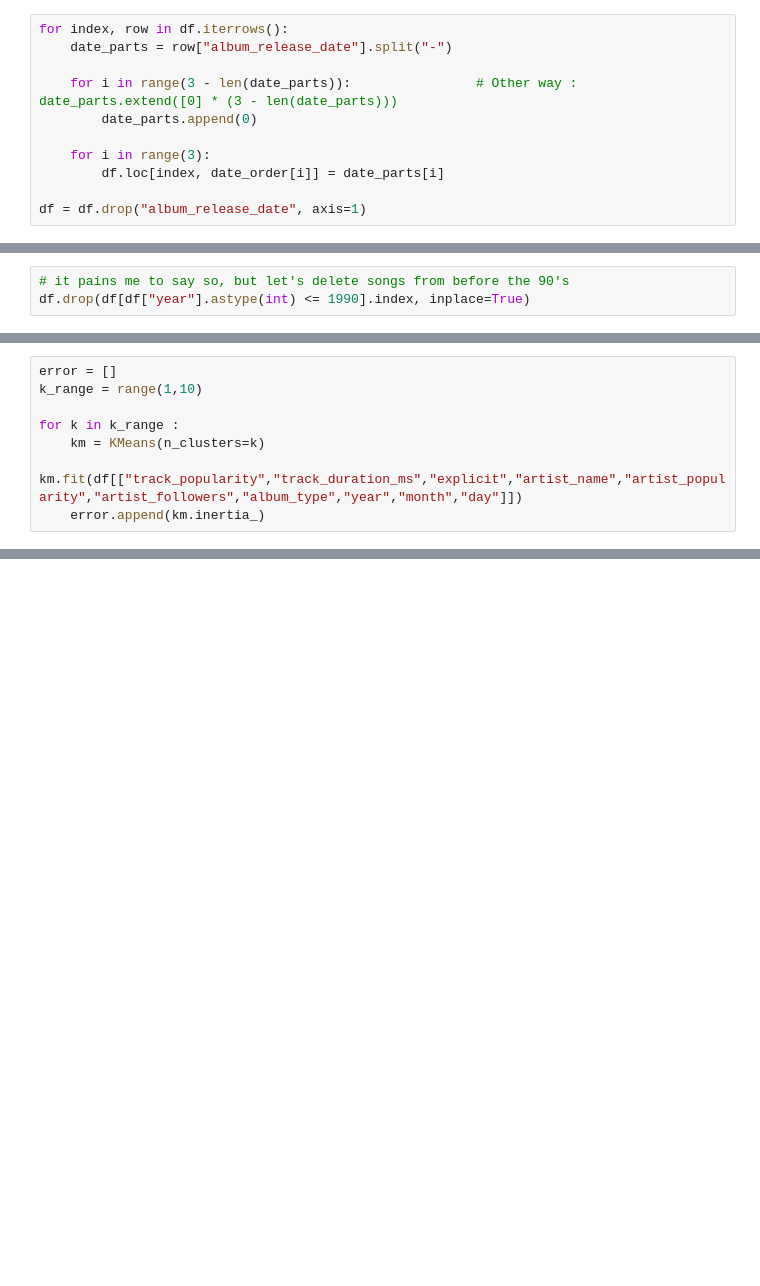
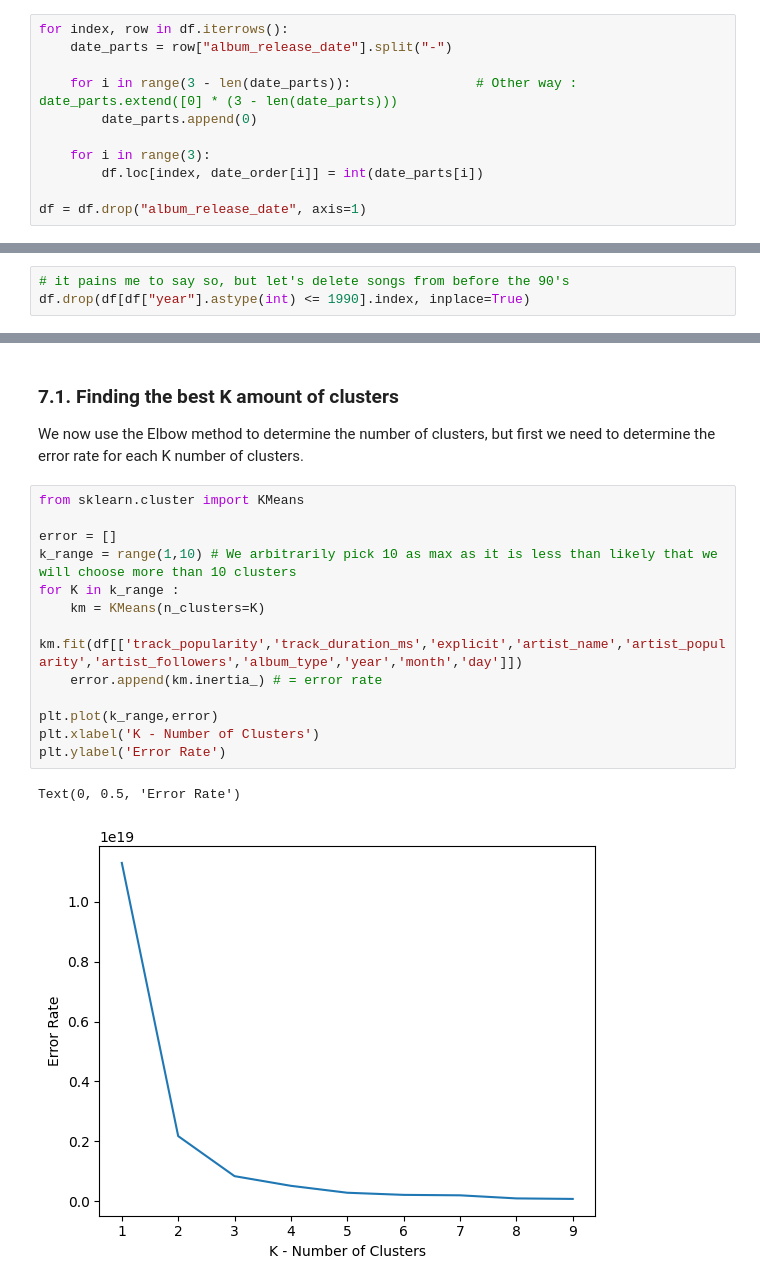
Before and after one commit to Fullbust505/SpotifyPopularityAnalysis, a Jupyter notebook: main.ipynb, the cells around one changed output, grey strips where cells are left out. Cells and saved outputs as stored; diff of their text form; blank space fills up the shorter version.

```diff
--- a/main.ipynb
+++ b/main.ipynb
@@ -168,7 +158,7 @@ for index, row in df.iterrows():
         date_parts.append(0)
 
     for i in range(3):
-        df.loc[index, date_order[i]] = date_parts[i]
+        df.loc[index, date_order[i]] = int(date_parts[i])
 
 df = df.drop("album_release_date", axis=1)
 # %% [markdown]
@@ -395,8 +357,0 @@ df
-# %%
-error = []
-k_range = range(1,10)
-
-for k in k_range :
-    km = KMeans(n_clusters=k)
-    km.fit(df[["track_popularity","track_duration_ms","explicit","artist_name","artist_popularity","artist_followers","album_type","year","month","day"]])
-    error.append(km.inertia_)
@@ -503,0 +371,20 @@ print("\nClassification Report:\n", classification_report(y_test_c, y_pred_cl))
+# %% [markdown]
+### 7.1. Finding the best K amount of clusters
+
+We now use the Elbow method to determine the number of clusters, but first we need to determine the error rate for each K number of clusters.
+# %%
+from sklearn.cluster import KMeans
+
+error = []
+k_range = range(1,10) # We arbitrarily pick 10 as max as it is less than likely that we will choose more than 10 clusters
+for K in k_range :
+    km = KMeans(n_clusters=K)
+    km.fit(df[['track_popularity','track_duration_ms','explicit','artist_name','artist_popularity','artist_followers','album_type','year','month','day']])
+    error.append(km.inertia_) # = error rate
+
+plt.plot(k_range,error)
+plt.xlabel('K - Number of Clusters')
+plt.ylabel('Error Rate')
+# %% [output]
+Text(0, 0.5, 'Error Rate')
+[figure, added]
```
Also changed, not shown: parts of 72 cells of this notebook.
